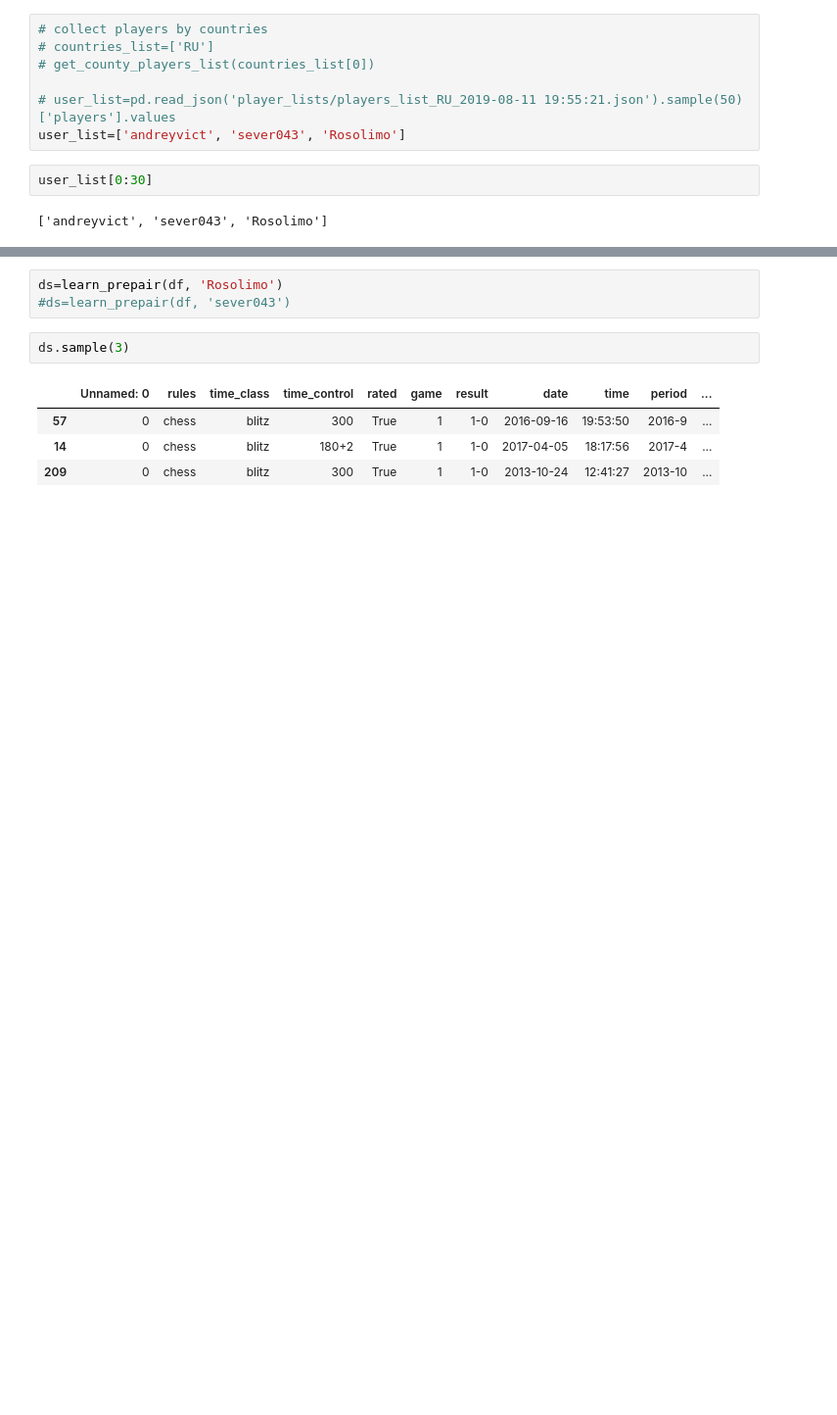
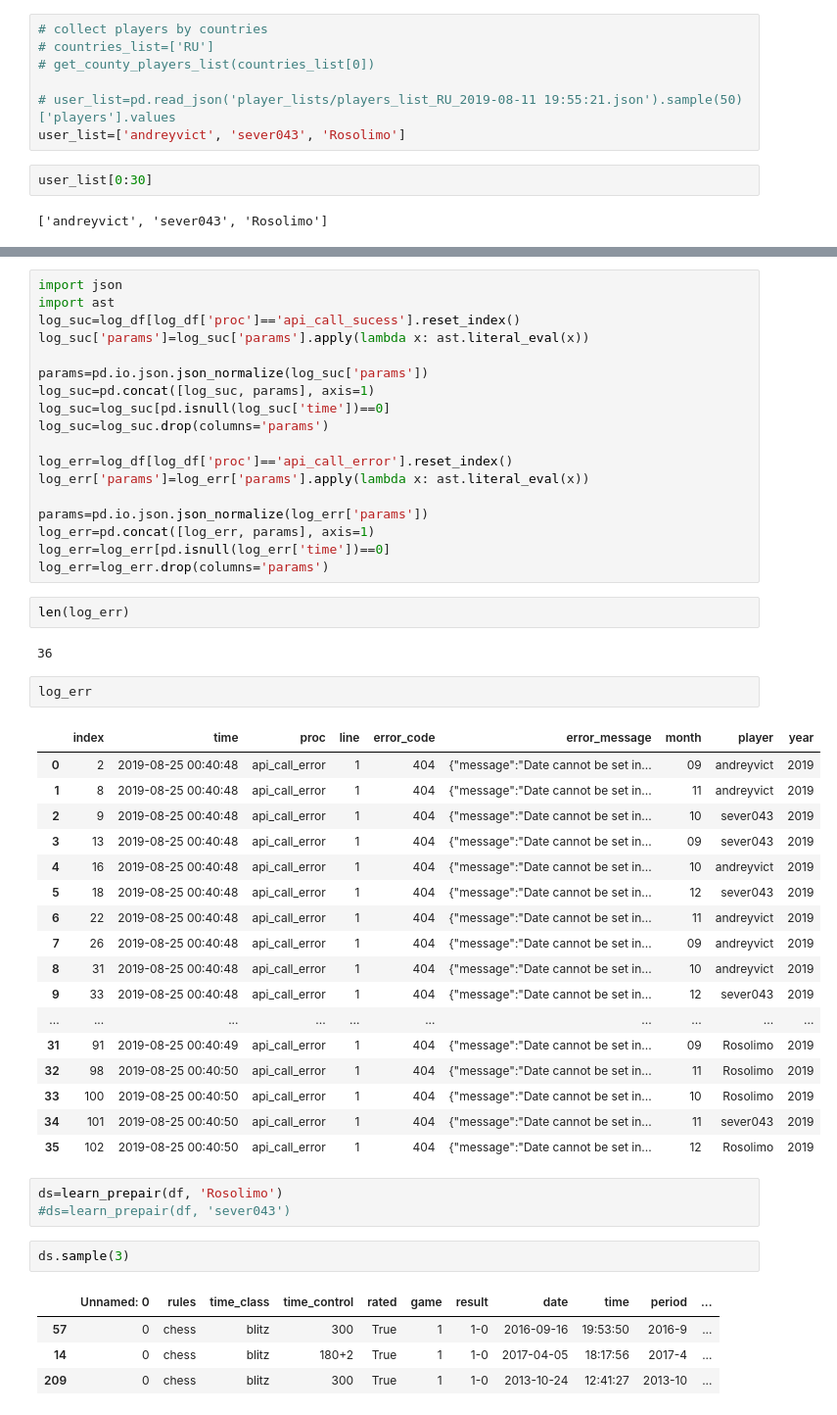
Before and after one commit to rosolimo212/chesscom, a Jupyter notebook: API_import.ipynb, the cells around one changed output, grey strips where cells are left out. Shown at 98% size. Cells and saved outputs as stored; diff of their text form; blank space fills up the shorter version.

```diff
--- a/API_import.ipynb
+++ b/API_import.ipynb
@@ -584,3 +484,45 @@ log_df
+# %%
+import json
+import ast
+log_suc=log_df[log_df['proc']=='api_call_sucess'].reset_index()
+log_suc['params']=log_suc['params'].apply(lambda x: ast.literal_eval(x))
+
+params=pd.io.json.json_normalize(log_suc['params'])
+log_suc=pd.concat([log_suc, params], axis=1)
+log_suc=log_suc[pd.isnull(log_suc['time'])==0]
+log_suc=log_suc.drop(columns='params')
+
+log_err=log_df[log_df['proc']=='api_call_error'].reset_index()
+log_err['params']=log_err['params'].apply(lambda x: ast.literal_eval(x))
+
+params=pd.io.json.json_normalize(log_err['params'])
+log_err=pd.concat([log_err, params], axis=1)
+log_err=log_err[pd.isnull(log_err['time'])==0]
+log_err=log_err.drop(columns='params')
+# %%
+len(log_err)
+# %% [output]
+36
+# %%
+log_err
+# %% [output]
+|  | index | time | proc | line | error_code | error_message | month | player | year |
+| 0 | 2 | 2019-08-25 00:40:48 | api_call_error | 1 | 404 | {"message":"Date cannot be set in... | 09 | andreyvict | 2019 |
+| 1 | 8 | 2019-08-25 00:40:48 | api_call_error | 1 | 404 | {"message":"Date cannot be set in... | 11 | andreyvict | 2019 |
+| 2 | 9 | 2019-08-25 00:40:48 | api_call_error | 1 | 404 | {"message":"Date cannot be set in... | 10 | sever043 | 2019 |
+| 3 | 13 | 2019-08-25 00:40:48 | api_call_error | 1 | 404 | {"message":"Date cannot be set in... | 09 | sever043 | 2019 |
+| 4 | 16 | 2019-08-25 00:40:48 | api_call_error | 1 | 404 | {"message":"Date cannot be set in... | 10 | andreyvict | 2019 |
+| 5 | 18 | 2019-08-25 00:40:48 | api_call_error | 1 | 404 | {"message":"Date cannot be set in... | 12 | sever043 | 2019 |
+| 6 | 22 | 2019-08-25 00:40:48 | api_call_error | 1 | 404 | {"message":"Date cannot be set in... | 11 | andreyvict | 2019 |
+| 7 | 26 | 2019-08-25 00:40:48 | api_call_error | 1 | 404 | {"message":"Date cannot be set in... | 09 | andreyvict | 2019 |
+| 8 | 31 | 2019-08-25 00:40:48 | api_call_error | 1 | 404 | {"message":"Date cannot be set in... | 10 | andreyvict | 2019 |
+| 9 | 33 | 2019-08-25 00:40:48 | api_call_error | 1 | 404 | {"message":"Date cannot be set in... | 12 | sever043 | 2019 |
+| ... | ... | ... | ... | ... | ... | ... | ... | ... | ... |
+| 31 | 91 | 2019-08-25 00:40:49 | api_call_error | 1 | 404 | {"message":"Date cannot be set in... | 09 | Rosolimo | 2019 |
+| 32 | 98 | 2019-08-25 00:40:50 | api_call_error | 1 | 404 | {"message":"Date cannot be set in... | 11 | Rosolimo | 2019 |
+| 33 | 100 | 2019-08-25 00:40:50 | api_call_error | 1 | 404 | {"message":"Date cannot be set in... | 10 | Rosolimo | 2019 |
+| 34 | 101 | 2019-08-25 00:40:50 | api_call_error | 1 | 404 | {"message":"Date cannot be set in... | 11 | sever043 | 2019 |
+| 35 | 102 | 2019-08-25 00:40:50 | api_call_error | 1 | 404 | {"message":"Date cannot be set in... | 12 | Rosolimo | 2019 |
 # %%
 ds=learn_prepair(df, 'Rosolimo')
 #ds=learn_prepair(df, 'sever043')
```
Also changed, not shown: parts of 19 cells of this notebook.
